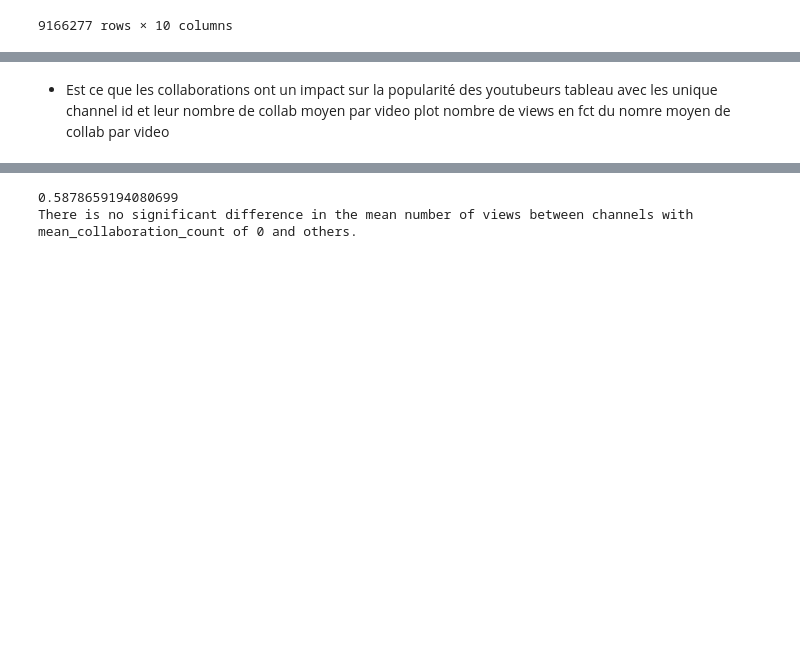
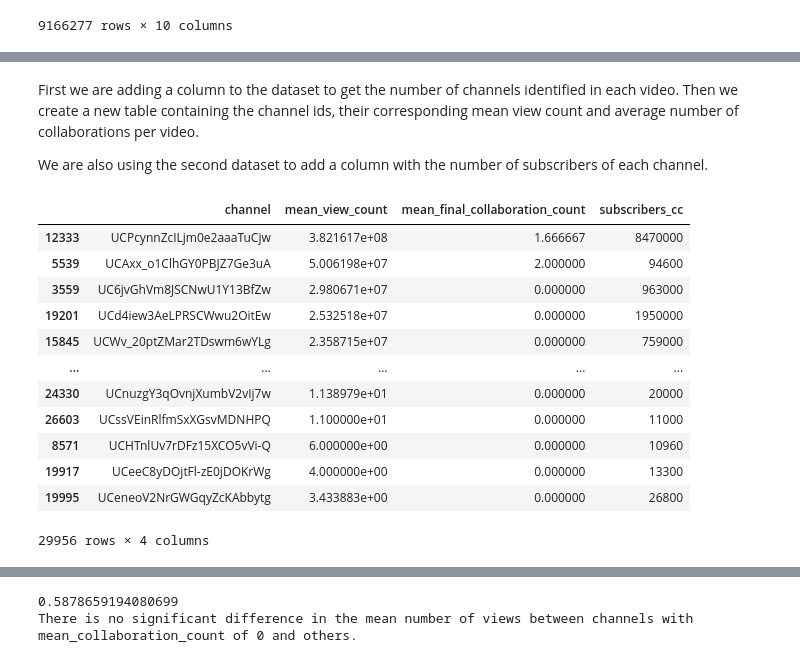
Before and after one commit to epfl-ada/ada-2023-project-adacadabra, a Jupyter notebook: Lou.ipynb, the cells around one changed output, grey strips where cells are left out. Cells and saved outputs as stored; diff of their text form; code cells hidden in the pictures; blank space fills up the shorter version.

```diff
--- a/Lou.ipynb
+++ b/Lou.ipynb
@@ -47,10 +22,0 @@ DEFAULT_ENCODING = 'UTF8'
-# %%
-import os
-
-# Specify the file name or path
-file_name = 'collaborators_per_week.csv'
-
-# Get the absolute path
-file_path = os.path.abspath(file_name)
-
-print("File path:", file_path)
@@ -59,15 +23,18 @@ File path: /Users/loudba/Documents/EPFL/Applied_data_analysis/ada-2023-project-a
 # %%
+DEFAULT_ENCODING = 'UTF8'
+
 # Read in data
 def read_csv(file, chunk_size=30000):
     file_path = os.path.join('/Users/loudba/Documents/EPFL/Applied_data_analysis/ada-2023-project-adacadabra/processed_data', file)
     chunk_list = []  # List to hold chunks
     for chunk in pd.read_csv(file_path, encoding=DEFAULT_ENCODING, chunksize=chunk_size):
         chunk_list.append(chunk)
-    # Concatenate chunks into single DataFrame, if the csv had been close to the ram, it would be clever to put it in the loop.
+    # Concatenate chunks into single DataFrame
     df = pd.concat(chunk_list, ignore_index=True)
     return df
 
 df_collab_videos = read_csv('dataframe_collaborations_videos.csv')
+df_collab_videos = df_collab_videos.copy()
 display(df_collab_videos)
 # %% [output]
 |  | categories | channel_id | crawl_date | dislike_count | display_id | duration | like_count | upload_date | ... |
@@ -148,5 +53,45 @@ youtubers bcp de suscribers aui font des collabs et ceux qui ont peu de suscribe
-# %% [markdown]
-- Est ce que les collaborations ont un impact sur la popularité des youtubeurs
-tableau avec les unique channel id et leur nombre de collab moyen par video
-plot nombre de views en fct du nomre moyen de collab par video
+# %% [markdown]
+First we are adding a column to the dataset to get the number of channels identified in each video. Then we create a new table containing the channel ids, their corresponding mean view count and average number of collaborations per video.
+
+We are also using the second dataset to add a column with the number of subscribers of each channel.
+# %%
+# Create a new column with the number of collaborators per video, put 0 if the video has no collaborators
+df_collab_videos['collaboration_count'] = df_collab_videos['final_collaborator_ids'].apply(lambda x: 0 if pd.isna(x) else len(x.split(',')))
+
+# Group the dataframe by channel_id and calculate the mean of view_count and final_collaborator_ids
+channels_table= df_collab_videos.groupby('channel_id').agg({
+    'view_count': 'mean',
+    'collaboration_count': 'mean'
+}).reset_index()
+
+# Rename the columns
+channels_table.columns = ['channel', 'mean_view_count', 'mean_final_collaboration_count']
+
+# Load dataset containing the number of subscribers per channel
+channels_path = './data/df_channels_en.tsv.gz'
+df_channels = pd.read_csv(channels_path, sep ='\t',compression='gzip')
+df_channels = df_channels[['channel', 'subscribers_cc']]
+
+# Merge the two tables
+channels_table = channels_table.merge(df_channels, left_on='channel', right_on='channel', how='left')
+
+# Sort the table by mean_view_count in descending order to have most popular channels first
+channels_table.sort_values('mean_view_count', ascending=False, inplace=True)
+
+# Display the new table
+display(channels_table)
+# %% [output]
+|  | channel | mean_view_count | mean_final_collaboration_count | subscribers_cc |
+| 12333 | UCPcynnZcILjm0e2aaaTuCjw | 3.821617e+08 | 1.666667 | 8470000 |
+| 5539 | UCAxx_o1ClhGY0PBJZ7Ge3uA | 5.006198e+07 | 2.000000 | 94600 |
+| 3559 | UC6jvGhVm8JSCNwU1Y13BfZw | 2.980671e+07 | 0.000000 | 963000 |
+| 19201 | UCd4iew3AeLPRSCWwu2OitEw | 2.532518e+07 | 0.000000 | 1950000 |
+| 15845 | UCWv_20ptZMar2TDswm6wYLg | 2.358715e+07 | 0.000000 | 759000 |
+| ... | ... | ... | ... | ... |
+| 24330 | UCnuzgY3qOvnjXumbV2vIj7w | 1.138979e+01 | 0.000000 | 20000 |
+| 26603 | UCssVEinRlfmSxXGsvMDNHPQ | 1.100000e+01 | 0.000000 | 11000 |
+| 8571 | UCHTnlUv7rDFz15XCO5vVi-Q | 6.000000e+00 | 0.000000 | 10960 |
+| 19917 | UCeeC8yDOjtFl-zE0jDOKrWg | 4.000000e+00 | 0.000000 | 13300 |
+| 19995 | UCeneoV2NrGWGqyZcKAbbytg | 3.433883e+00 | 0.000000 | 26800 |
+29956 rows × 4 columns
 # %%
```
Also changed, not shown: parts of 13 cells of this notebook.
